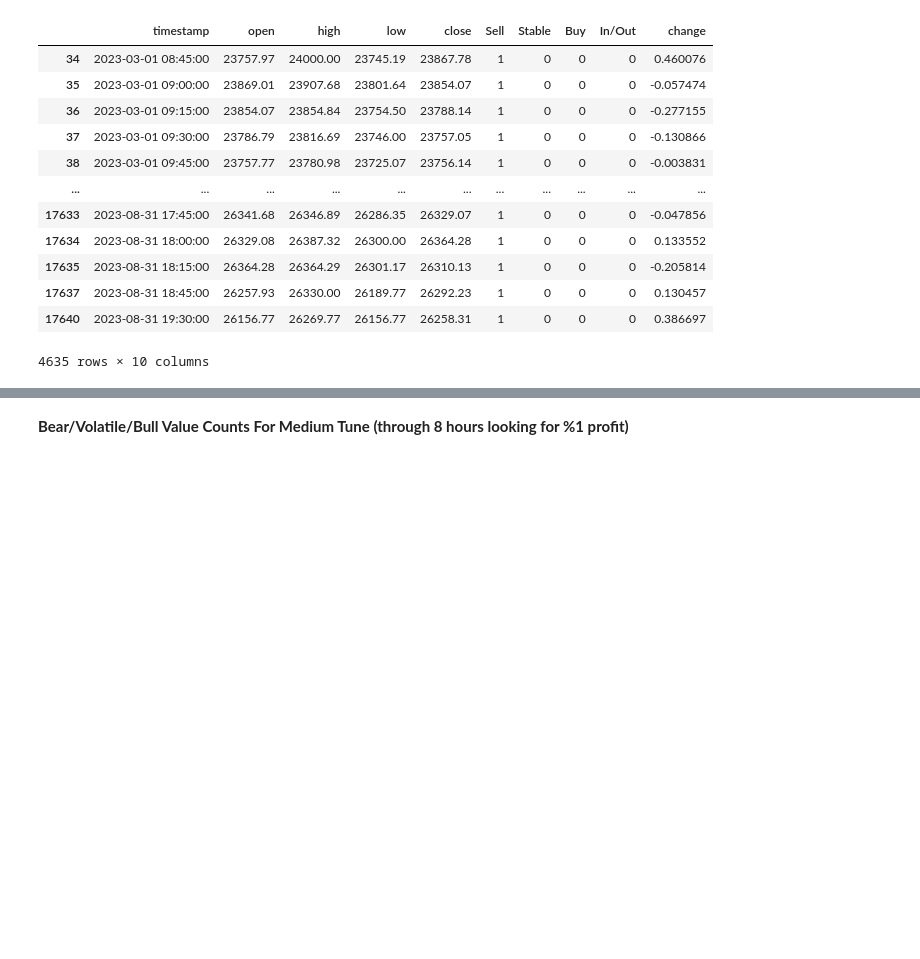
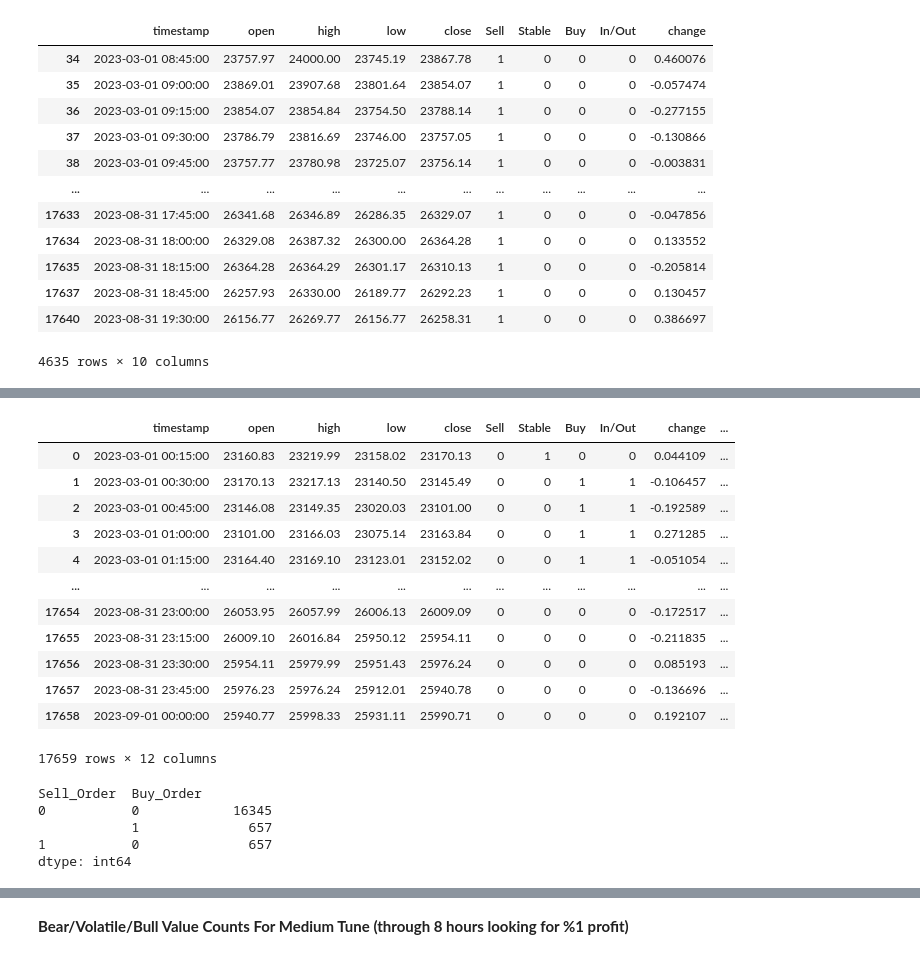
Before and after one commit to anilergan/AISMTB, a Jupyter notebook: binance_api_main.ipynb, the cells around one changed output, grey strips where cells are left out. Cells and saved outputs as stored; diff of their text form; code cells hidden in the pictures; blank space fills up the shorter version.

```diff
--- a/binance_api_main.ipynb
+++ b/binance_api_main.ipynb
@@ -497,3 +535,27 @@ df[(df['In/Out'] == 0) & (df['Sell'] == 1)]
+# %%
+df
+# %% [output]
+|  | timestamp | open | high | low | close | Sell | Stable | Buy | In/Out | change | ... |
+| 0 | 2023-03-01 00:15:00 | 23160.83 | 23219.99 | 23158.02 | 23170.13 | 0 | 1 | 0 | 0 | 0.044109 | ... |
+| 1 | 2023-03-01 00:30:00 | 23170.13 | 23217.13 | 23140.50 | 23145.49 | 0 | 0 | 1 | 1 | -0.106457 | ... |
+| 2 | 2023-03-01 00:45:00 | 23146.08 | 23149.35 | 23020.03 | 23101.00 | 0 | 0 | 1 | 1 | -0.192589 | ... |
+| 3 | 2023-03-01 01:00:00 | 23101.00 | 23166.03 | 23075.14 | 23163.84 | 0 | 0 | 1 | 1 | 0.271285 | ... |
+| 4 | 2023-03-01 01:15:00 | 23164.40 | 23169.10 | 23123.01 | 23152.02 | 0 | 0 | 1 | 1 | -0.051054 | ... |
+| ... | ... | ... | ... | ... | ... | ... | ... | ... | ... | ... | ... |
+| 17654 | 2023-08-31 23:00:00 | 26053.95 | 26057.99 | 26006.13 | 26009.09 | 0 | 0 | 0 | 0 | -0.172517 | ... |
+| 17655 | 2023-08-31 23:15:00 | 26009.10 | 26016.84 | 25950.12 | 25954.11 | 0 | 0 | 0 | 0 | -0.211835 | ... |
+| 17656 | 2023-08-31 23:30:00 | 25954.11 | 25979.99 | 25951.43 | 25976.24 | 0 | 0 | 0 | 0 | 0.085193 | ... |
+| 17657 | 2023-08-31 23:45:00 | 25976.23 | 25976.24 | 25912.01 | 25940.78 | 0 | 0 | 0 | 0 | -0.136696 | ... |
+| 17658 | 2023-09-01 00:00:00 | 25940.77 | 25998.33 | 25931.11 | 25990.71 | 0 | 0 | 0 | 0 | 0.192107 | ... |
+17659 rows × 12 columns
+# %%
+df[['Sell_Order', 'Buy_Order']].value_counts()
+# %% [output]
+Sell_Order  Buy_Order
+0           0            16345
+            1              657
+1           0              657
+dtype: int64
 # %% [markdown]
 **Bear/Volatile/Bull Value Counts For Fine Tune (through 3 hours looking for %0.5 profit):**
 
```
Also changed, not shown: parts of 5 cells of this notebook, 1 other file.
